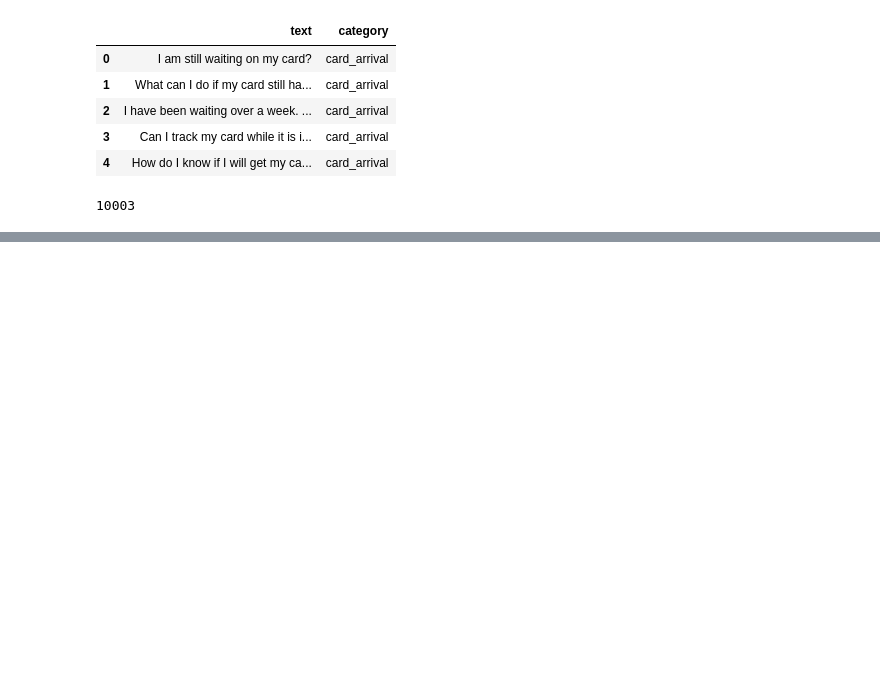
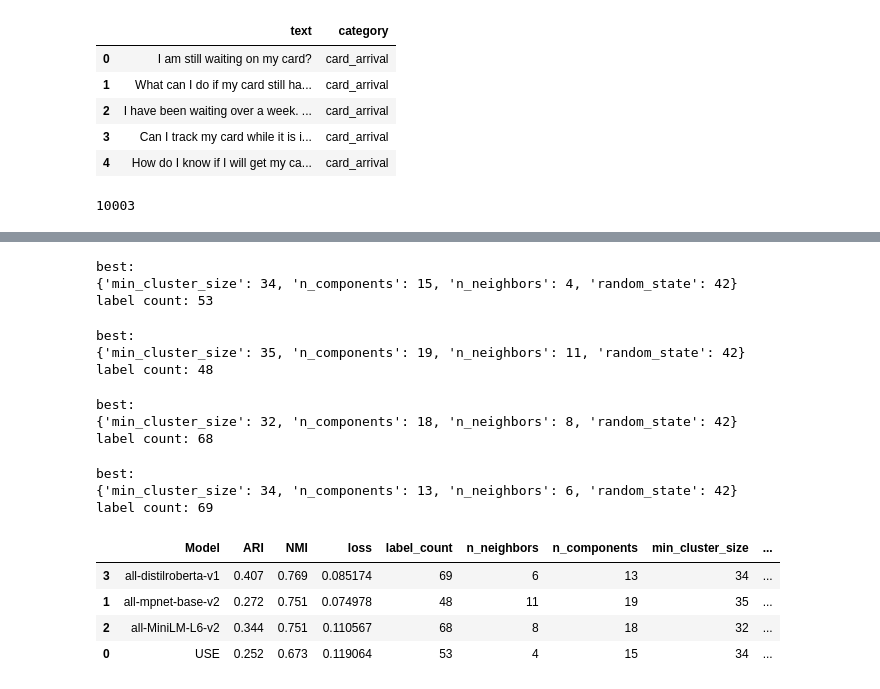
Before and after one commit to dborrelli/chat-intents, a Jupyter notebook: notebooks/04-umap_hdbscan.ipynb, the cells around one changed output, grey strips where cells are left out. Saved outputs shown, nothing was run; the diff lists cells and outputs as text; code cells hidden in the pictures; blank space fills up the shorter version.

```diff
--- a/notebooks/04-umap_hdbscan.ipynb
+++ b/notebooks/04-umap_hdbscan.ipynb
@@ -703,0 +660,61 @@ comparison_table(model_dict, results_df)
+# %%
+best_params_use, best_clusters_use, trials_use = bayesian_search(embeddings_use_10k,
+                                                                 space=hspace,
+                                                                 label_lower=label_lower,
+                                                                 label_upper=label_upper,
+                                                                 max_evals=max_evals)
+# %% [output]
+best:
+{'min_cluster_size': 34, 'n_components': 15, 'n_neighbors': 4, 'random_state': 42}
+label count: 53
+# %%
+best_params_st1, best_clusters_st1, trials_st1 = bayesian_search(embeddings_st1_10k,
+                                                                 space=hspace,
+                                                                 label_lower=label_lower,
+                                                                 label_upper=label_upper,
+                                                                 max_evals=max_evals)
+# %% [output]
+best:
+{'min_cluster_size': 35, 'n_components': 19, 'n_neighbors': 11, 'random_state': 42}
+label count: 48
+# %%
+best_params_st2, best_clusters_st2, trials_st2 = bayesian_search(embeddings_st2_10k,
+                                                                 space=hspace,
+                                                                 label_lower=label_lower,
+                                                                 label_upper=label_upper,
+                                                                 max_evals=max_evals)
+# %% [output]
+best:
+{'min_cluster_size': 32, 'n_components': 18, 'n_neighbors': 8, 'random_state': 42}
+label count: 68
+# %%
+best_params_st3, best_clusters_st3, trials_st3 = bayesian_search(embeddings_st3_10k,
+                                                                 space=hspace,
+                                                                 label_lower=label_lower,
+                                                                 label_upper=label_upper,
+                                                                 max_evals=max_evals)
+# %% [output]
+best:
+{'min_cluster_size': 34, 'n_components': 13, 'n_neighbors': 6, 'random_state': 42}
+label count: 69
+# %%
+cluster_dict = {'label_use': best_clusters_use,
+                'label_st1': best_clusters_st1,
+                'label_st2': best_clusters_st2,
+                'label_st3': best_clusters_st3}
+
+results_df = combine_results(data_full[['text', 'category']], cluster_dict)
+
+model_dict = {'USE': ['label_use', best_params_use, trials_use],
+              'all-mpnet-base-v2': ['label_st1', best_params_st1, trials_st1],
+              'all-MiniLM-L6-v2': ['label_st2', best_params_st2, trials_st2],
+              'all-distilroberta-v1': ['label_st3', best_params_st3, trials_st3]
+               }
+
+summarize_results(model_dict, results_df)
+# %% [output]
+|  | Model | ARI | NMI | loss | label_count | n_neighbors | n_components | min_cluster_size | ... |
+| 3 | all-distilroberta-v1 | 0.407 | 0.769 | 0.085174 | 69 | 6 | 13 | 34 | ... |
+| 1 | all-mpnet-base-v2 | 0.272 | 0.751 | 0.074978 | 48 | 11 | 19 | 35 | ... |
+| 2 | all-MiniLM-L6-v2 | 0.344 | 0.751 | 0.110567 | 68 | 8 | 18 | 32 | ... |
+| 0 | USE | 0.252 | 0.673 | 0.119064 | 53 | 4 | 15 | 34 | ... |
```
Also changed, not shown: parts of 38 cells of this notebook.
